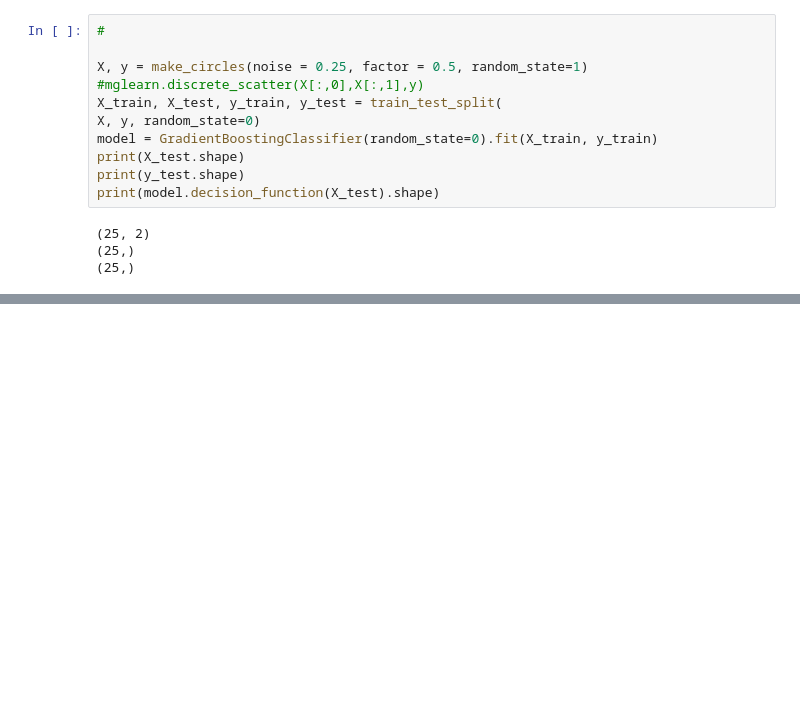
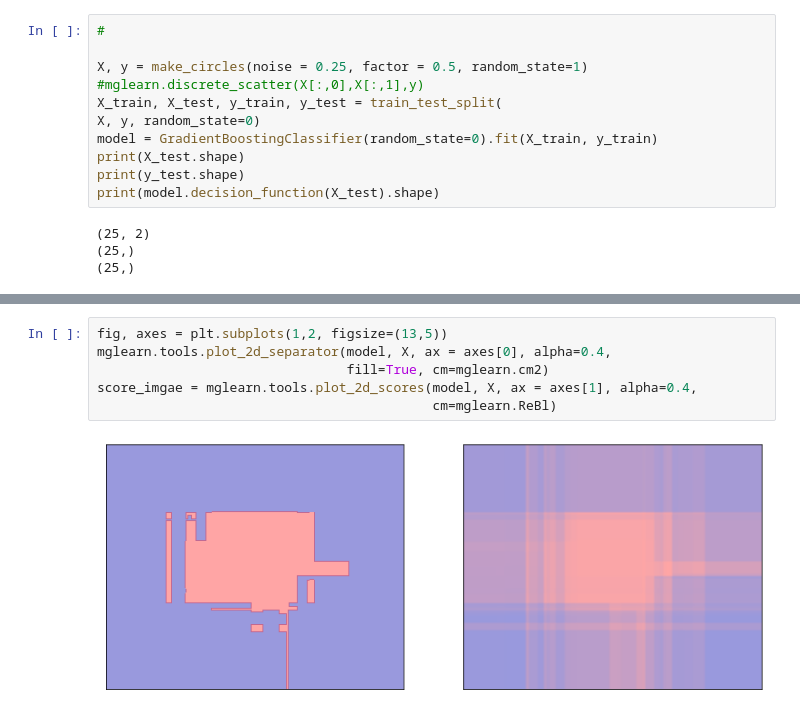
Before and after one commit to waldbear4/Python_2021, a Jupyter notebook: 20210622 Neural MLPClassifier, hidden_layer_sizes, max_iter.ipynb, the cells around one changed output, grey strips where cells are left out. Cells and saved outputs as stored; diff of their text form; blank space fills up the shorter version.

```diff
--- a/20210622 Neural MLPClassifier, hidden_layer_sizes, max_iter.ipynb
+++ b/20210622 Neural MLPClassifier, hidden_layer_sizes, max_iter.ipynb
@@ -476,0 +481,8 @@ print(model.decision_function(X_test))
+# %%
+fig, axes = plt.subplots(1,2, figsize=(13,5))
+mglearn.tools.plot_2d_separator(model, X, ax = axes[0], alpha=0.4,
+                                fill=True, cm=mglearn.cm2)
+score_imgae = mglearn.tools.plot_2d_scores(model, X, ax = axes[1], alpha=0.4,
+                                           cm=mglearn.ReBl)
+# %% [output]
+[figure, added]
```
Also changed, not shown: parts of 2 cells of this notebook.
